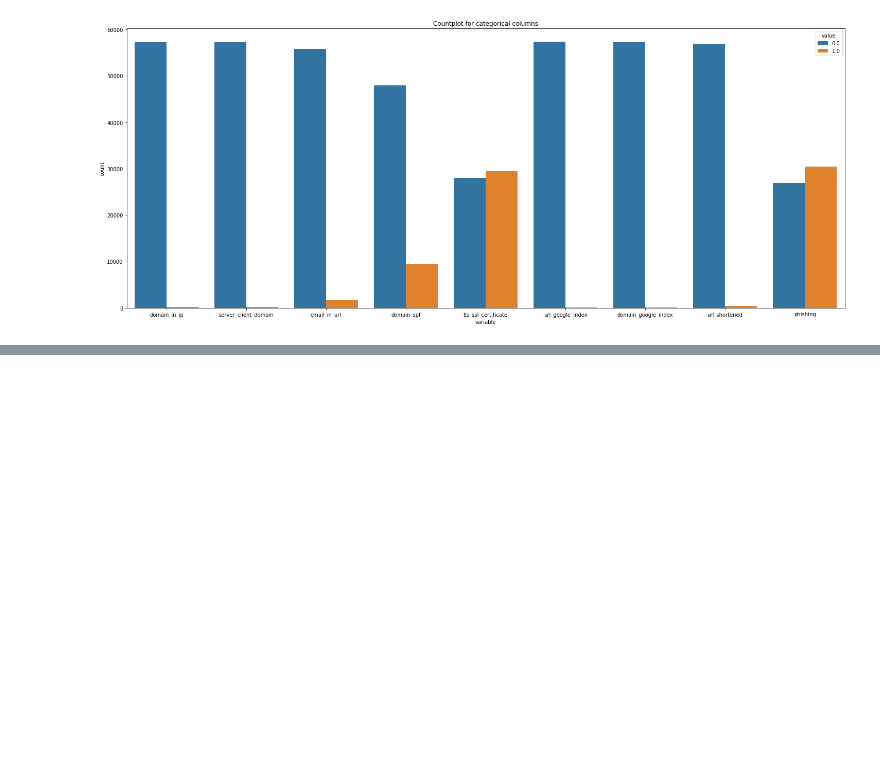
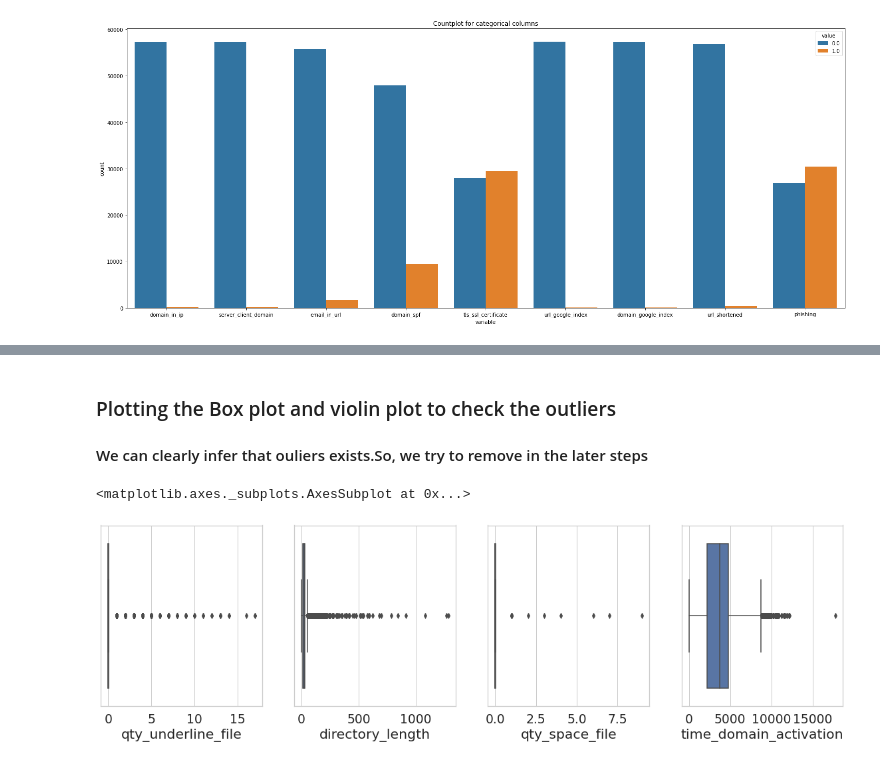
Before and after one commit to SaiGowtham-11/Customer-Analysis-and-Segementation, a Jupyter notebook: Milestone3Final.ipynb, the cells around one changed output, grey strips where cells are left out. Drawn from its saved outputs; the diff is of its cells as text; code cells hidden in the pictures; blank space fills up the shorter version.

```diff
--- a/Milestone3Final.ipynb
+++ b/Milestone3Final.ipynb
@@ -354,0 +459,5 @@ plt.show()
+# %%
+imp_features_df = X[['qty_space_file','qty_plus_file','qty_exclamation_directory','qty_space_directory','qty_plus_directory',
+                     'qty_dollar_directory','qty_asterisk_file','qty_equal_directory','qty_underline_file',
+                     'qty_exclamation_file','qty_percent_file','qty_slash_url','time_domain_activation','email_in_url'
+                     ,'directory_length',]]
@@ -354,0 +476,15 @@ plt.show()
+# %% [markdown]
+### Plotting the Box plot and violin plot to check the outliers
+
+#### We can clearly infer that ouliers exists.So, we try to remove in the later steps
+# %%
+import seaborn as sns
+fig, (ax1, ax2, ax3, ax4) = plt.subplots(ncols=4, sharey=True)
+fig.set_size_inches(20,5)
+sns.boxplot(x=imp_features_df['qty_underline_file'],ax=ax1)
+sns.boxplot(x=imp_features_df['directory_length'],ax=ax2)
+sns.boxplot(x=imp_features_df['qty_space_file'],ax=ax3)
+sns.boxplot(x=imp_features_df['time_domain_activation'],ax=ax4)
+# %% [output]
+<matplotlib.axes._subplots.AxesSubplot at 0x...>
+[figure, added]
```
Also changed, not shown: parts of 50 cells of this notebook.
